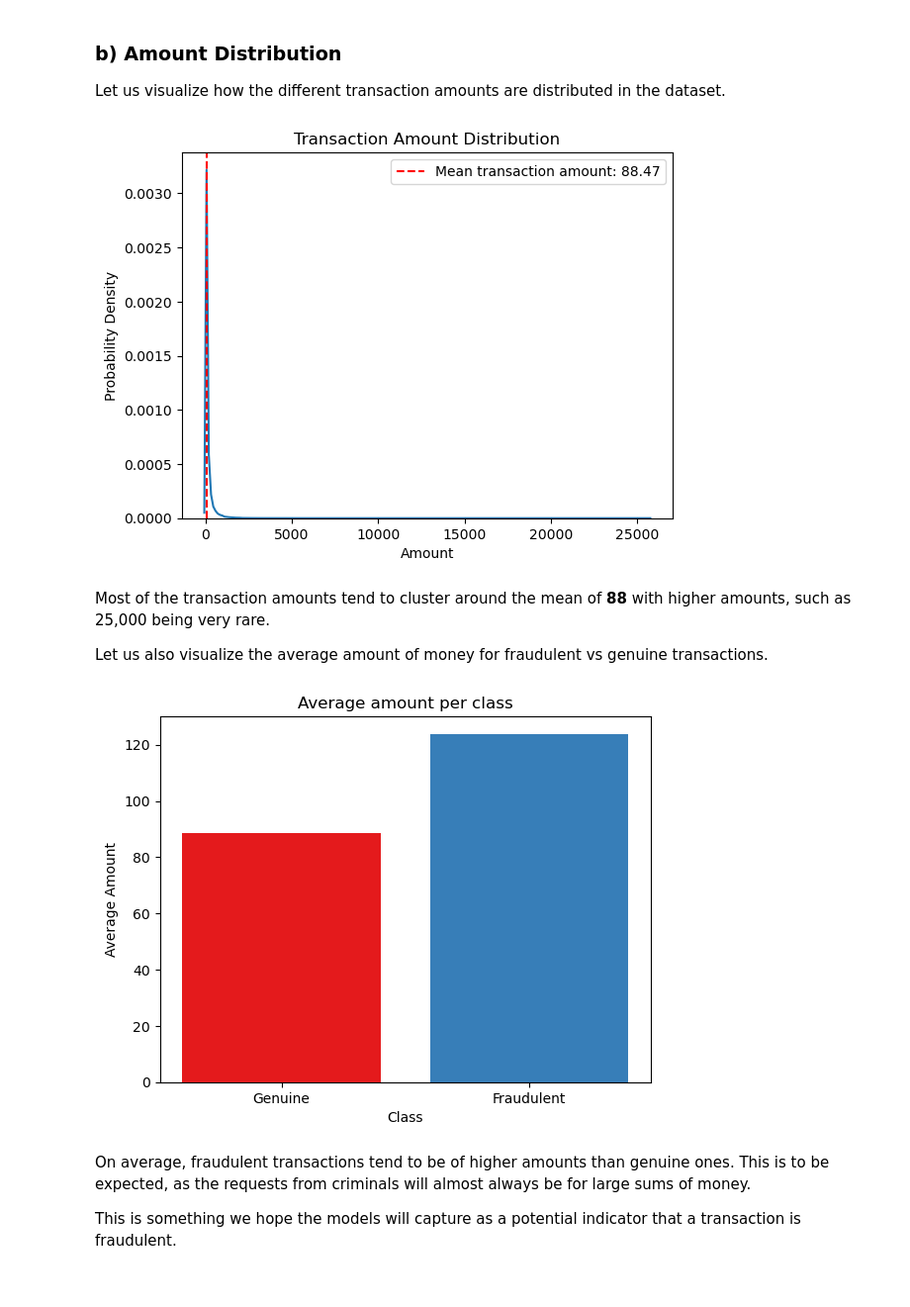
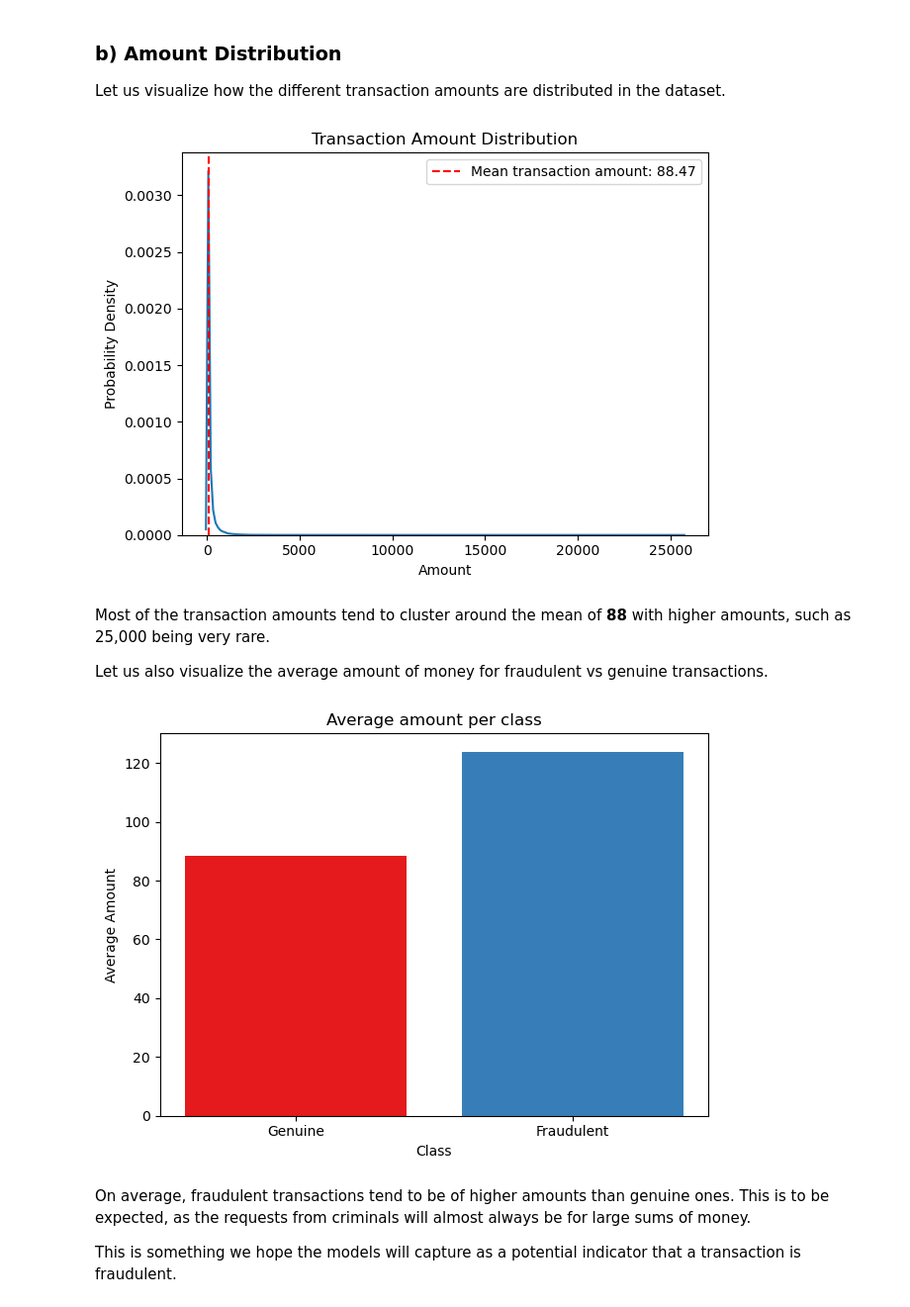
Before and after one commit to NgundoMuithya/Kaggle_Credit_Card_Fraud_Detection, a Jupyter notebook: notebook.ipynb, the cells around one changed output. Shown at 99% size. Cells and saved outputs as stored; diff of their text form; code cells hidden in the pictures.

```diff
--- a/notebook.ipynb
+++ b/notebook.ipynb
@@ -301,9 +303,11 @@ plt.xlabel('Amount')
 plt.ylabel("Probability Density")
 plt.legend()
 
+plt.tight_layout()
+plt.savefig('./Images/Amount_Dist.png', dpi=150)
 plt.show()
 # %% [output]
-[figure, old version]
+[figure, new version]
 # %% [markdown]
 Most of the transaction amounts tend to cluster around the mean of **88** with higher amounts, such as 25,000 being very rare.
 
@@ -311,18 +315,20 @@ Let us also visualize the average amount of money for fraudulent vs genuine tran
 # %%
 fraud_vs_genuine = cleaned_data[['Class', 'Amount']].groupby('Class').mean()
 classes = list(fraud_vs_genuine.index)
 amounts = list(fraud_vs_genuine.values.flatten())
 
 plt.bar(x=classes, height=amounts, color=colors)
 
 plt.xlabel('Class')
 plt.ylabel("Average Amount")
 plt.title("Average amount per class")
 plt.xticks(ticks=[0, 1], labels=['Genuine', 'Fraudulent'])
 
+plt.tight_layout()
+plt.savefig('./Images/Avg_Amt_Per_Class.png', dpi=150)
 plt.show()
 # %% [output]
-[figure, old version]
+[figure, new version]
 # %% [markdown]
 On average, fraudulent transactions tend to be of higher amounts than genuine ones. This is to be expected, as the requests from criminals will almost always be for large sums of money.
 
```
Also changed, not shown: parts of 3 cells of this notebook.
